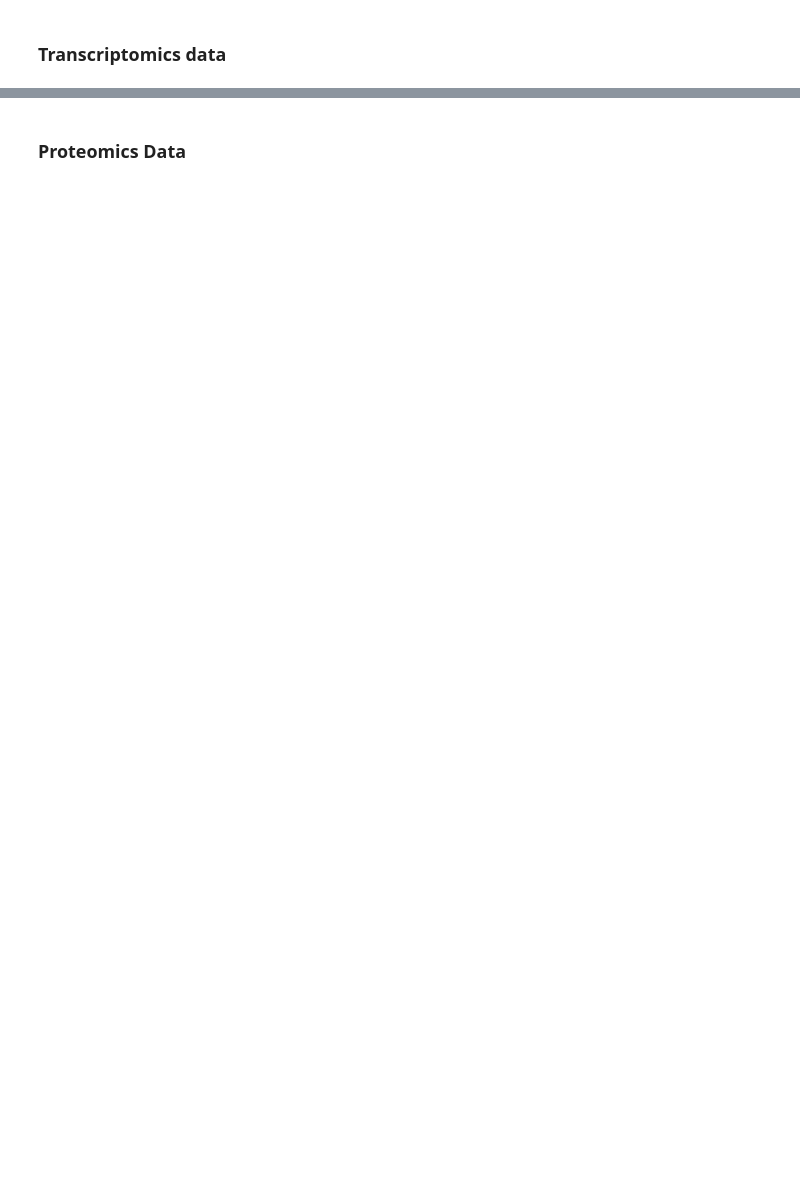
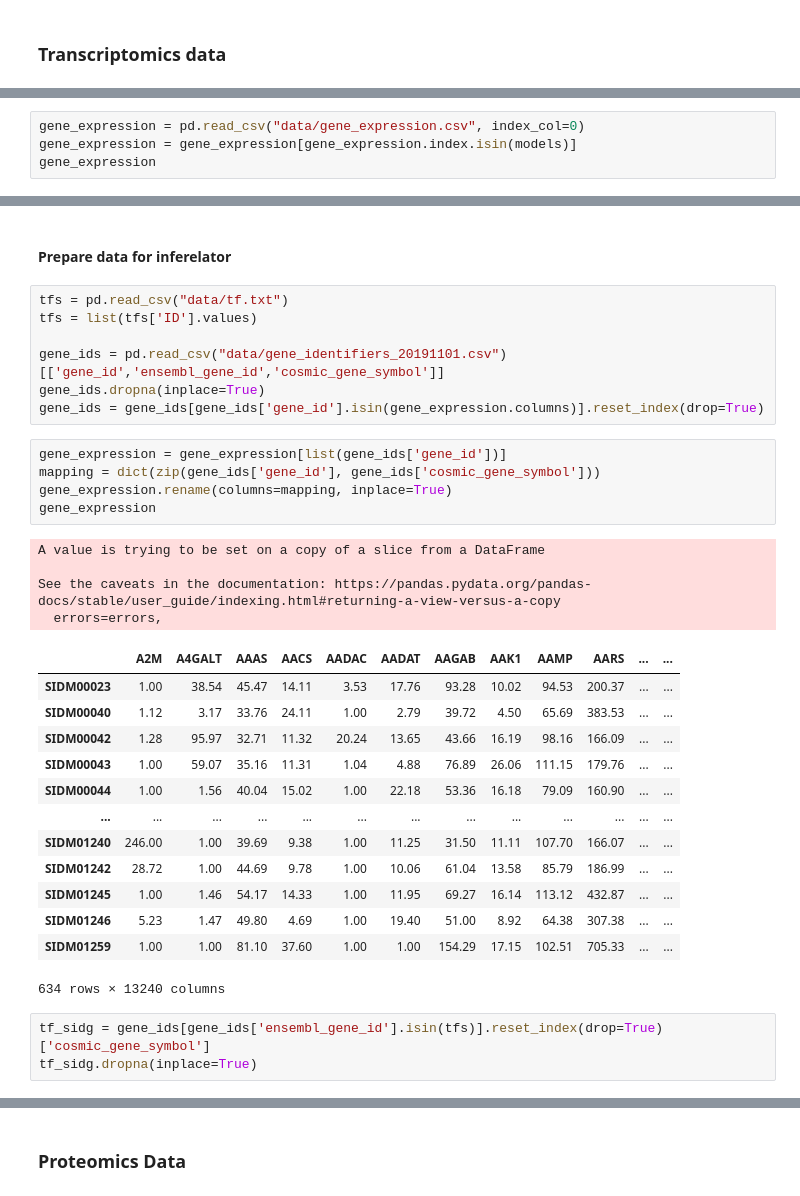
Before and after one commit to Surabhivj/PatStrat-Personalized-Health-Technologies-Conference-2024, a Jupyter notebook: GDSC_data_prep.ipynb, the cells around one changed output, grey strips where cells are left out. Saved outputs shown, nothing was run; the diff lists cells and outputs as text; blank space fills up the shorter version.

Commit message:
update infer grn

```diff
--- a/GDSC_data_prep.ipynb
+++ b/GDSC_data_prep.ipynb
@@ -37,0 +31,4 @@ rna_cell_lines.sort_index(inplace=True)
+# %%
+gene_expression = pd.read_csv("data/gene_expression.csv", index_col=0)
+gene_expression = gene_expression[gene_expression.index.isin(models)]
+gene_expression
@@ -37,0 +49,35 @@ rna_cell_lines.sort_index(inplace=True)
+# %% [markdown]
+#### Prepare data for inferelator
+# %%
+tfs = pd.read_csv("data/tf.txt")
+tfs = list(tfs['ID'].values)
+
+gene_ids = pd.read_csv("data/gene_identifiers_20191101.csv")[['gene_id','ensembl_gene_id','cosmic_gene_symbol']]
+gene_ids.dropna(inplace=True)
+gene_ids = gene_ids[gene_ids['gene_id'].isin(gene_expression.columns)].reset_index(drop=True)
+# %%
+gene_expression = gene_expression[list(gene_ids['gene_id'])]
+mapping = dict(zip(gene_ids['gene_id'], gene_ids['cosmic_gene_symbol']))
+gene_expression.rename(columns=mapping, inplace=True)
+gene_expression
+# %% [output]
+A value is trying to be set on a copy of a slice from a DataFrame
+
+See the caveats in the documentation: https://pandas.pydata.org/pandas-docs/stable/user_guide/indexing.html#returning-a-view-versus-a-copy
+  errors=errors,
+|  | A2M | A4GALT | AAAS | AACS | AADAC | AADAT | AAGAB | AAK1 | AAMP | AARS | ... | ... |
+| SIDM00023 | 1.00 | 38.54 | 45.47 | 14.11 | 3.53 | 17.76 | 93.28 | 10.02 | 94.53 | 200.37 | ... | ... |
+| SIDM00040 | 1.12 | 3.17 | 33.76 | 24.11 | 1.00 | 2.79 | 39.72 | 4.50 | 65.69 | 383.53 | ... | ... |
+| SIDM00042 | 1.28 | 95.97 | 32.71 | 11.32 | 20.24 | 13.65 | 43.66 | 16.19 | 98.16 | 166.09 | ... | ... |
+| SIDM00043 | 1.00 | 59.07 | 35.16 | 11.31 | 1.04 | 4.88 | 76.89 | 26.06 | 111.15 | 179.76 | ... | ... |
+| SIDM00044 | 1.00 | 1.56 | 40.04 | 15.02 | 1.00 | 22.18 | 53.36 | 16.18 | 79.09 | 160.90 | ... | ... |
+| ... | ... | ... | ... | ... | ... | ... | ... | ... | ... | ... | ... | ... |
+| SIDM01240 | 246.00 | 1.00 | 39.69 | 9.38 | 1.00 | 11.25 | 31.50 | 11.11 | 107.70 | 166.07 | ... | ... |
+| SIDM01242 | 28.72 | 1.00 | 44.69 | 9.78 | 1.00 | 10.06 | 61.04 | 13.58 | 85.79 | 186.99 | ... | ... |
+| SIDM01245 | 1.00 | 1.46 | 54.17 | 14.33 | 1.00 | 11.95 | 69.27 | 16.14 | 113.12 | 432.87 | ... | ... |
+| SIDM01246 | 5.23 | 1.47 | 49.80 | 4.69 | 1.00 | 19.40 | 51.00 | 8.92 | 64.38 | 307.38 | ... | ... |
+| SIDM01259 | 1.00 | 1.00 | 81.10 | 37.60 | 1.00 | 1.00 | 154.29 | 17.15 | 102.51 | 705.33 | ... | ... |
+634 rows × 13240 columns
+# %%
+tf_sidg = gene_ids[gene_ids['ensembl_gene_id'].isin(tfs)].reset_index(drop=True)['cosmic_gene_symbol']
+tf_sidg.dropna(inplace=True)
```
Also changed, not shown: parts of 37 cells of this notebook, 5 other files.
